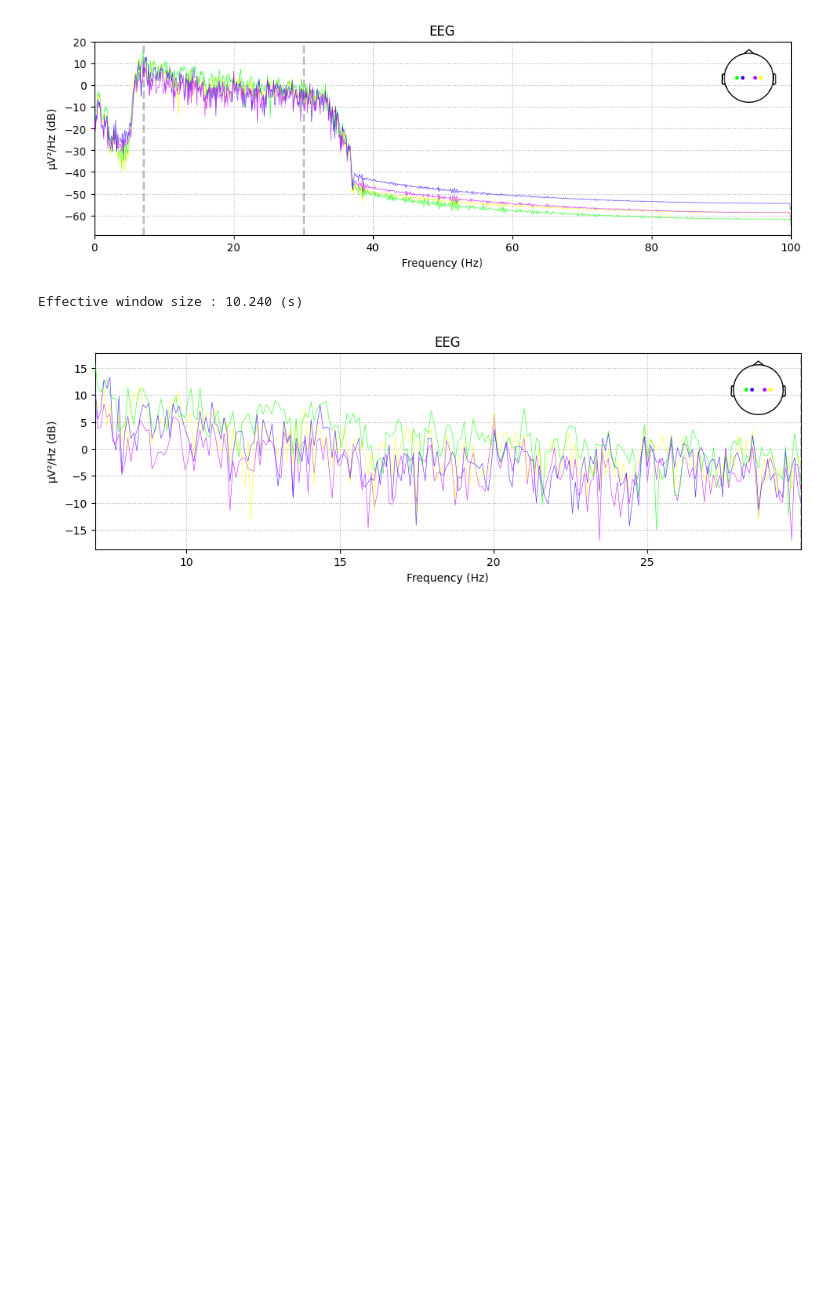
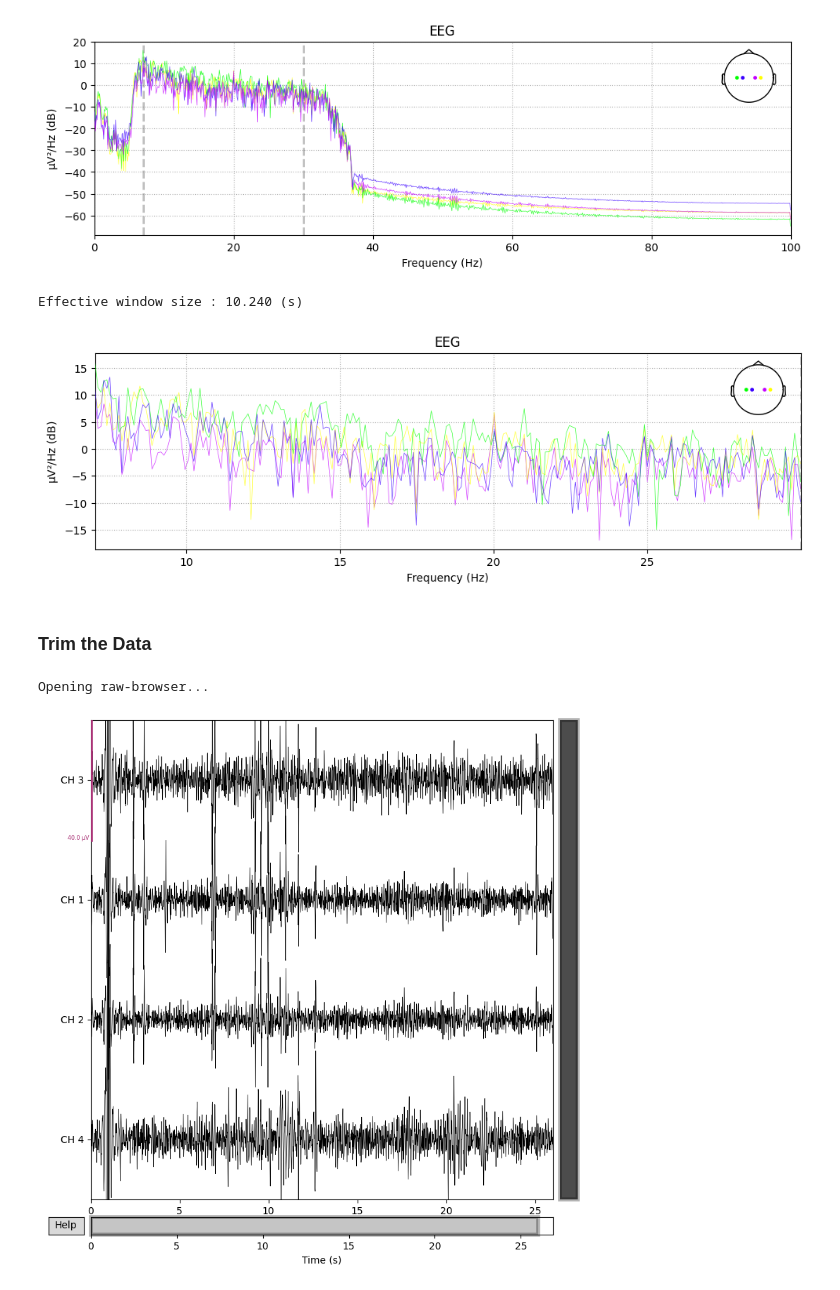
Before and after one commit to Ibrahim925/Light-Nesis, a Jupyter notebook: training.ipynb, the cells around one changed output. Cells and saved outputs as stored; diff of their text form; code cells hidden in the pictures; blank space fills up the shorter version.

Commit message:
Crop data collected before the prompt was given to the participant

```diff
--- a/training.ipynb
+++ b/training.ipynb
@@ -212,3 +212,11 @@ plt.show()
 # %% [output]
 Effective window size : 10.240 (s)
 [figure]
+# %% [markdown]
+<h3>Trim the Data</h3>
+# %%
+training_data["Right"][5].plot(duration=26)
+plt.show()
+# %% [output]
+Opening raw-browser...
+[figure, added]
```
Also changed, not shown: parts of 7 cells of this notebook.
